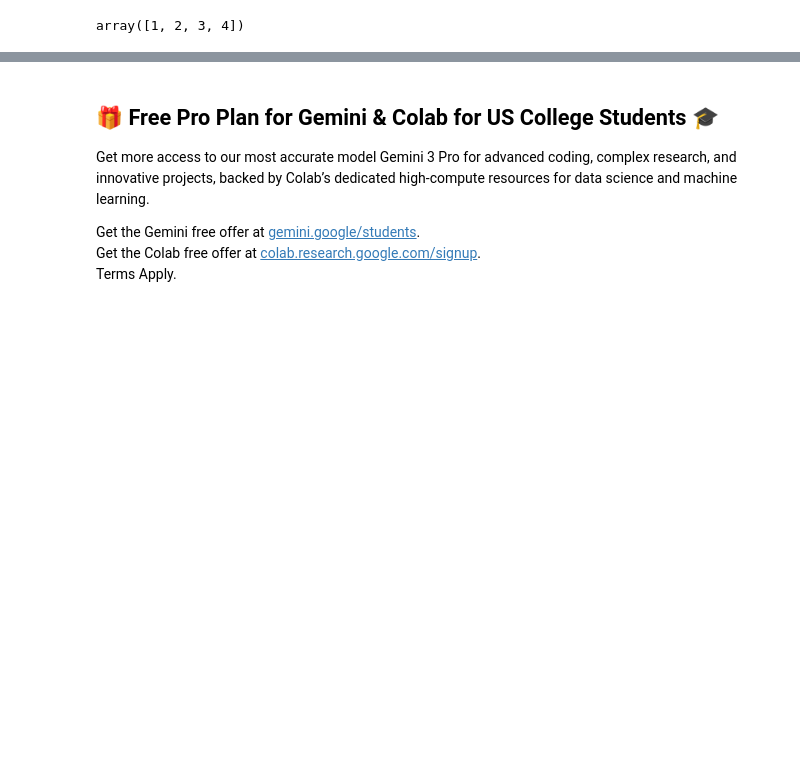
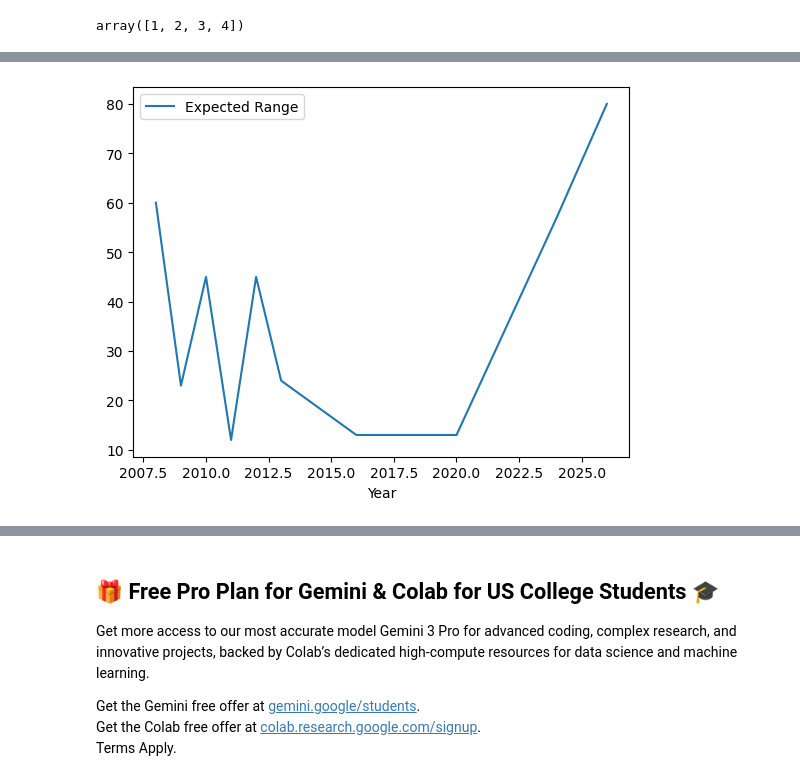
Before and after one commit to PriyaKotera16/PriyaKotera16, a Jupyter notebook: Welcome_To_Colab.ipynb, the cells around one changed output, grey strips where cells are left out. Drawn from its saved outputs; the diff is of its cells as text; code cells hidden in the pictures; blank space fills up the shorter version.

```diff
--- a/Welcome_To_Colab.ipynb
+++ b/Welcome_To_Colab.ipynb
@@ -814,0 +966,5 @@ array([1, 2, 3, 4])
+# %%
+DF.plot(x="Year",y="Expected Range",kind="line")
+plt.show()
+# %% [output]
+[figure, added]
```
Also changed, not shown: parts of 37 cells of this notebook.
